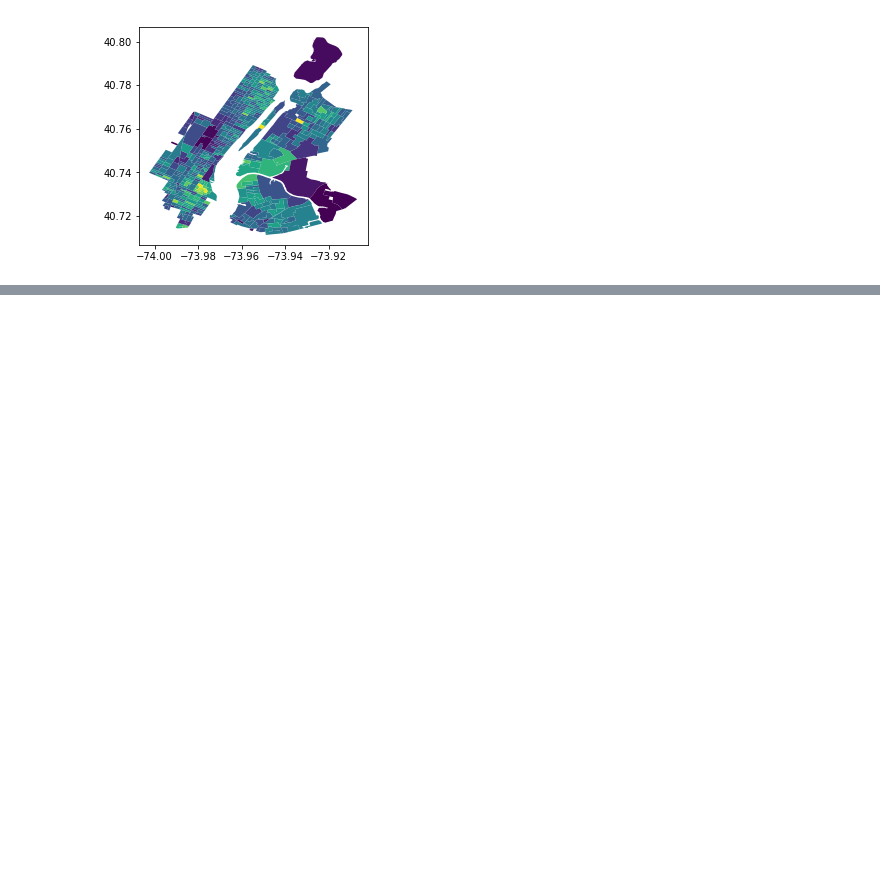
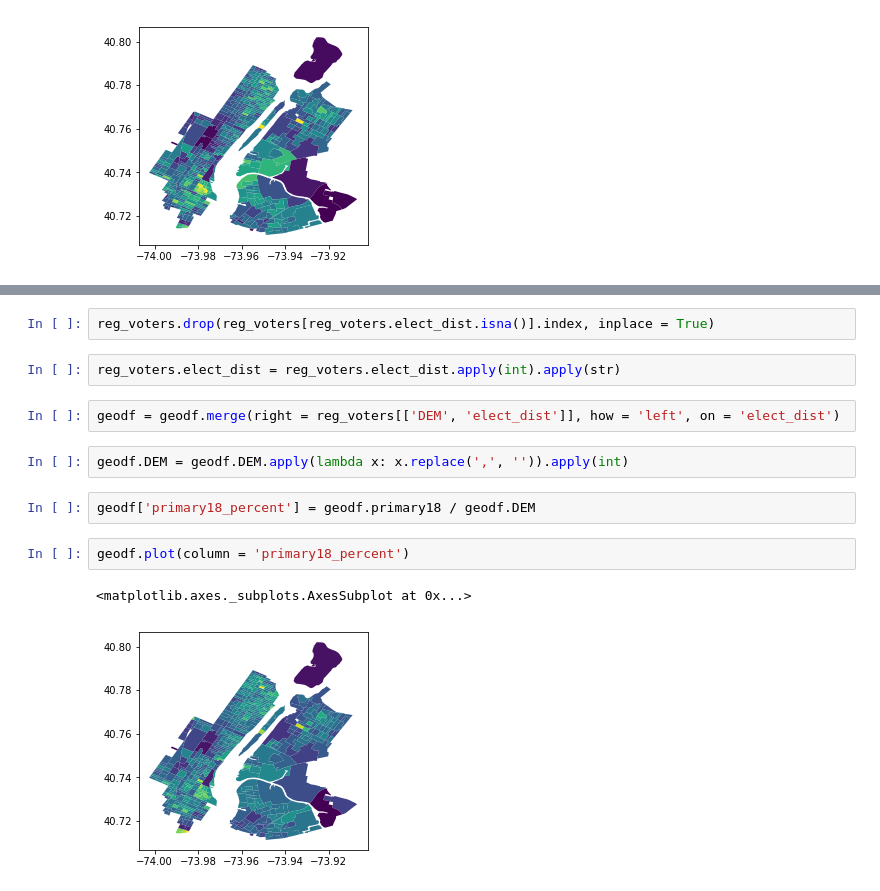
Before and after one commit to dangrenell/vladimer, a Jupyter notebook: First EDA 9.12.ipynb, the cells around one changed output, grey strips where cells are left out. Cells and saved outputs as stored; diff of their text form; blank space fills up the shorter version.

```diff
--- a/First EDA 9.12.ipynb
+++ b/First EDA 9.12.ipynb
@@ -40,0 +45,15 @@ geodf.plot(column = 'primary18')
+# %%
+reg_voters.drop(reg_voters[reg_voters.elect_dist.isna()].index, inplace = True)
+# %%
+reg_voters.elect_dist = reg_voters.elect_dist.apply(int).apply(str)
+# %%
+geodf = geodf.merge(right = reg_voters[['DEM', 'elect_dist']], how = 'left', on = 'elect_dist')
+# %%
+geodf.DEM = geodf.DEM.apply(lambda x: x.replace(',', '')).apply(int)
+# %%
+geodf['primary18_percent'] = geodf.primary18 / geodf.DEM
+# %%
+geodf.plot(column = 'primary18_percent')
+# %% [output]
+<matplotlib.axes._subplots.AxesSubplot at 0x...>
+[figure, added]
```
Also changed, not shown: parts of 8 cells of this notebook, 4 other files.
